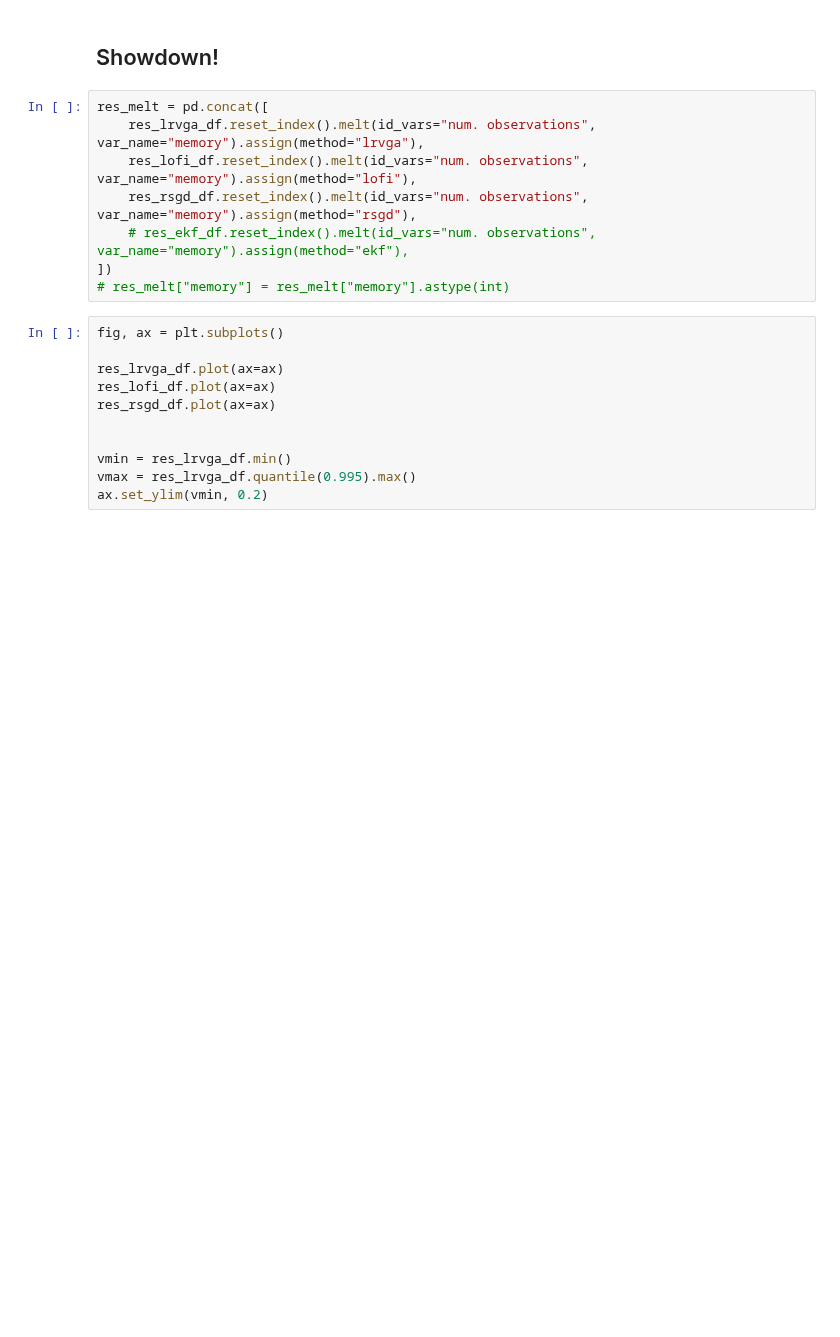
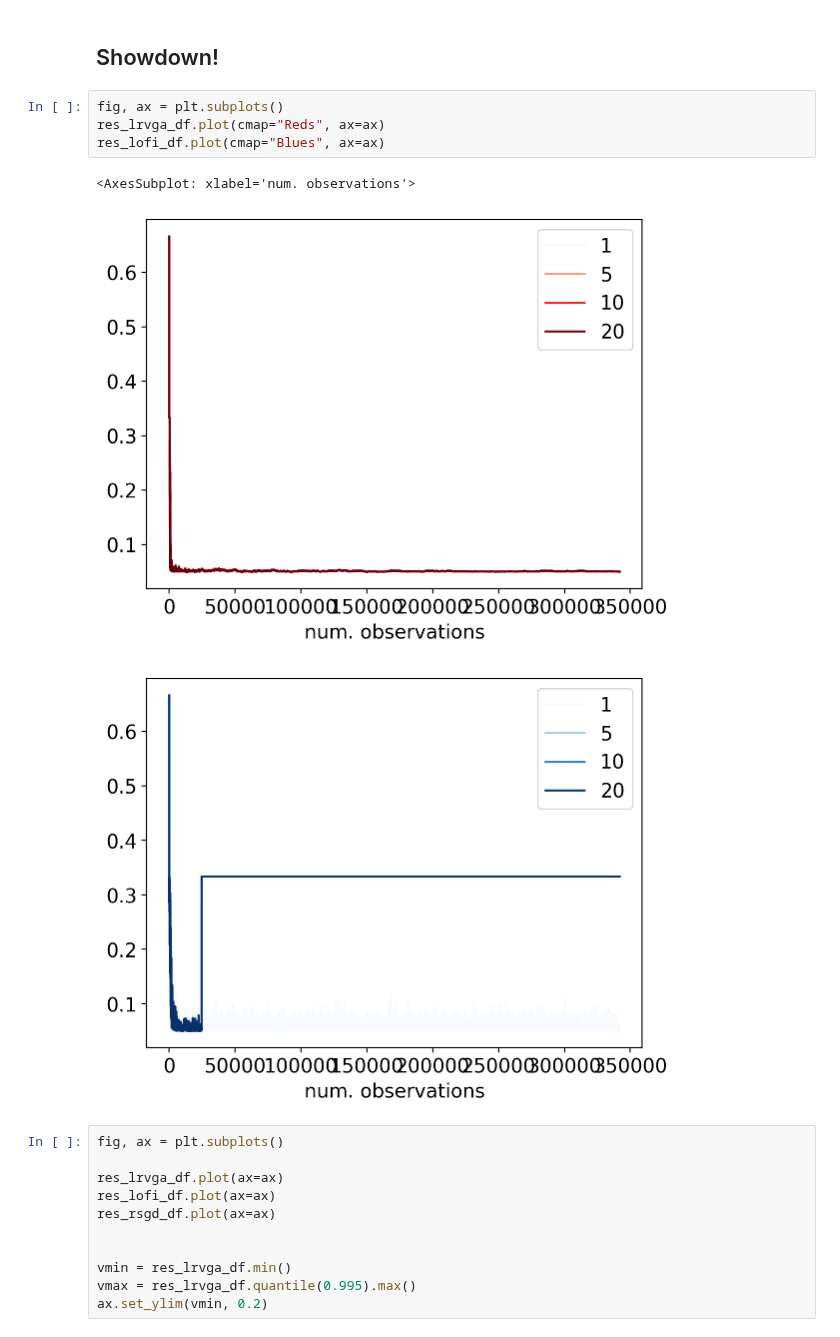
Before and after one commit to probml/rebayes, a Jupyter notebook: demos/showdown/logistic-regression.ipynb, the cells around one changed output. Drawn from its saved outputs; the diff is of its cells as text; blank space fills up the shorter version.

```diff
--- a/demos/showdown/logistic-regression.ipynb
+++ b/demos/showdown/logistic-regression.ipynb
@@ -353,13 +338,13 @@ res_ekf_df.plot()
 # %% [markdown]
 ## Showdown!
-# %%
-res_melt = pd.concat([
-    res_lrvga_df.reset_index().melt(id_vars="num. observations", var_name="memory").assign(method="lrvga"),
-    res_lofi_df.reset_index().melt(id_vars="num. observations", var_name="memory").assign(method="lofi"),
-    res_rsgd_df.reset_index().melt(id_vars="num. observations", var_name="memory").assign(method="rsgd"),
-    # res_ekf_df.reset_index().melt(id_vars="num. observations", var_name="memory").assign(method="ekf"),
-])
-# res_melt["memory"] = res_melt["memory"].astype(int)
+# %%
+fig, ax = plt.subplots()
+res_lrvga_df.plot(cmap="Reds", ax=ax)
+res_lofi_df.plot(cmap="Blues", ax=ax)
+# %% [output]
+<AxesSubplot: xlabel='num. observations'>
+[figure, added]
+[figure, added]
 # %%
 fig, ax = plt.subplots()
 
```
Also changed, not shown: parts of 8 cells of this notebook.
